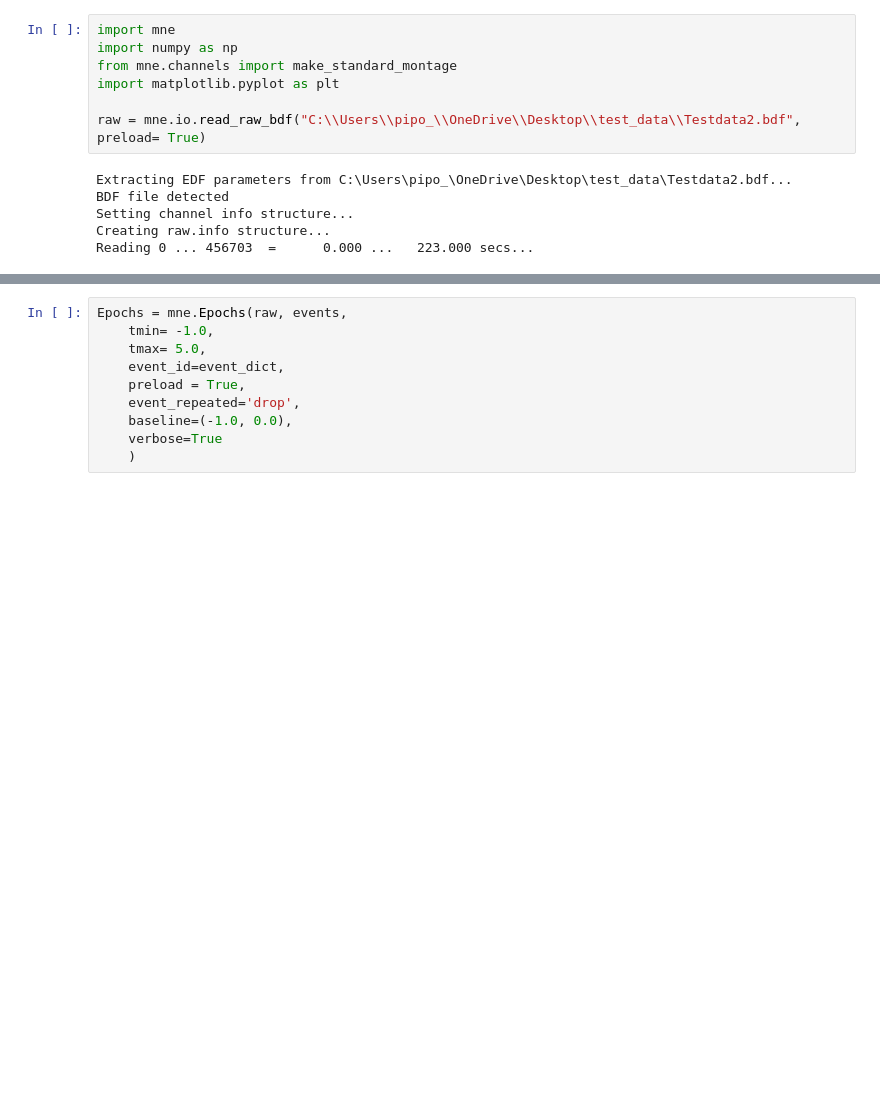
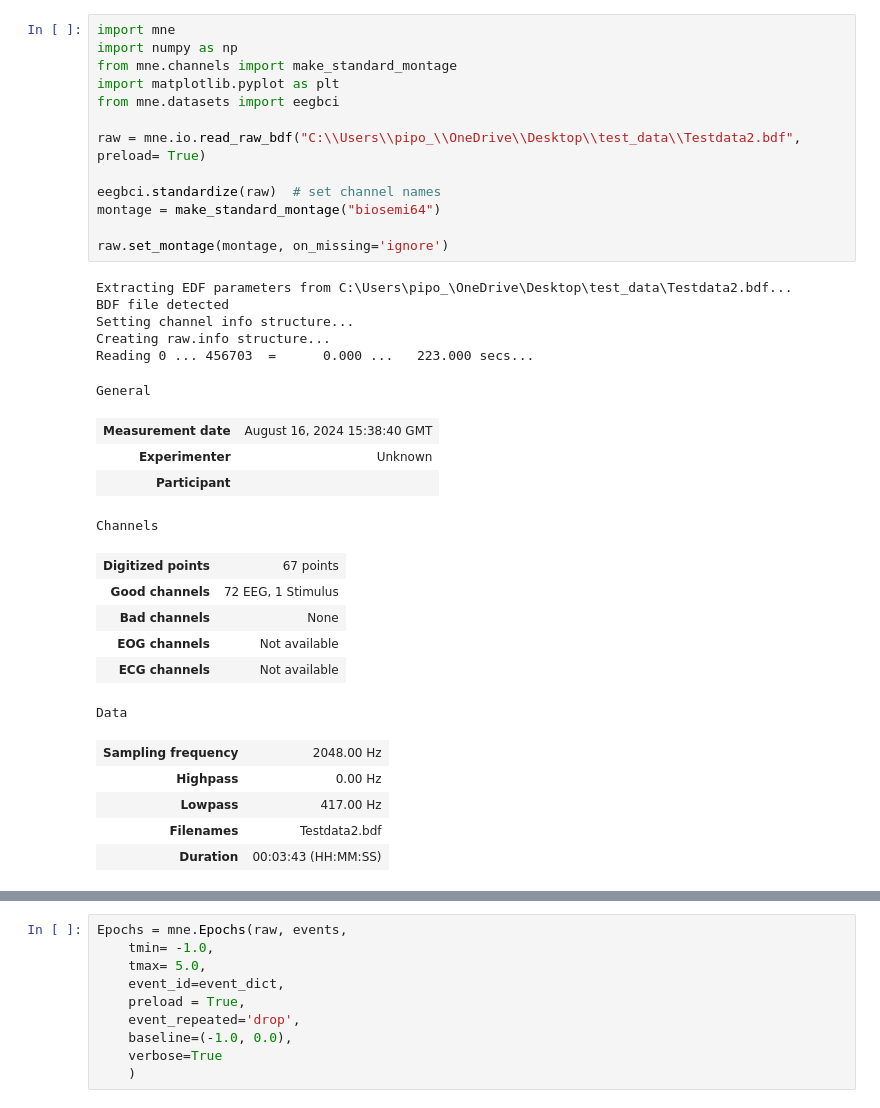
Before and after one commit to pipogood/BCI_MI_EA-wLTL, a Jupyter notebook: mne_bdf.ipynb, the cells around one changed output, grey strips where cells are left out. Cells and saved outputs as stored; diff of their text form; blank space fills up the shorter version.

```diff
--- a/mne_bdf.ipynb
+++ b/mne_bdf.ipynb
@@ -1,13 +1,35 @@
 # %%
 import mne
 import numpy as np
 from mne.channels import make_standard_montage
 import matplotlib.pyplot as plt
+from mne.datasets import eegbci
 
 raw = mne.io.read_raw_bdf("C:\\Users\\pipo_\\OneDrive\\Desktop\\test_data\\Testdata2.bdf", preload= True)
+
+eegbci.standardize(raw)  # set channel names
+montage = make_standard_montage("biosemi64")
+
+raw.set_montage(montage, on_missing='ignore')
 # %% [output]
 Extracting EDF parameters from C:\Users\pipo_\OneDrive\Desktop\test_data\Testdata2.bdf...
 BDF file detected
 Setting channel info structure...
 Creating raw.info structure...
 Reading 0 ... 456703  =      0.000 ...   223.000 secs...
+General
+| Measurement date | August 16, 2024 15:38:40 GMT |
+| Experimenter | Unknown |
+| Participant |  |
+Channels
+| Digitized points | 67 points |
+| Good channels | 72 EEG, 1 Stimulus |
+| Bad channels | None |
+| EOG channels | Not available |
+| ECG channels | Not available |
+Data
+| Sampling frequency | 2048.00 Hz |
+| Highpass | 0.00 Hz |
+| Lowpass | 417.00 Hz |
+| Filenames | Testdata2.bdf |
+| Duration | 00:03:43 (HH:MM:SS) |
```
Also changed, not shown: parts of 5 cells of this notebook, 6 other files.
